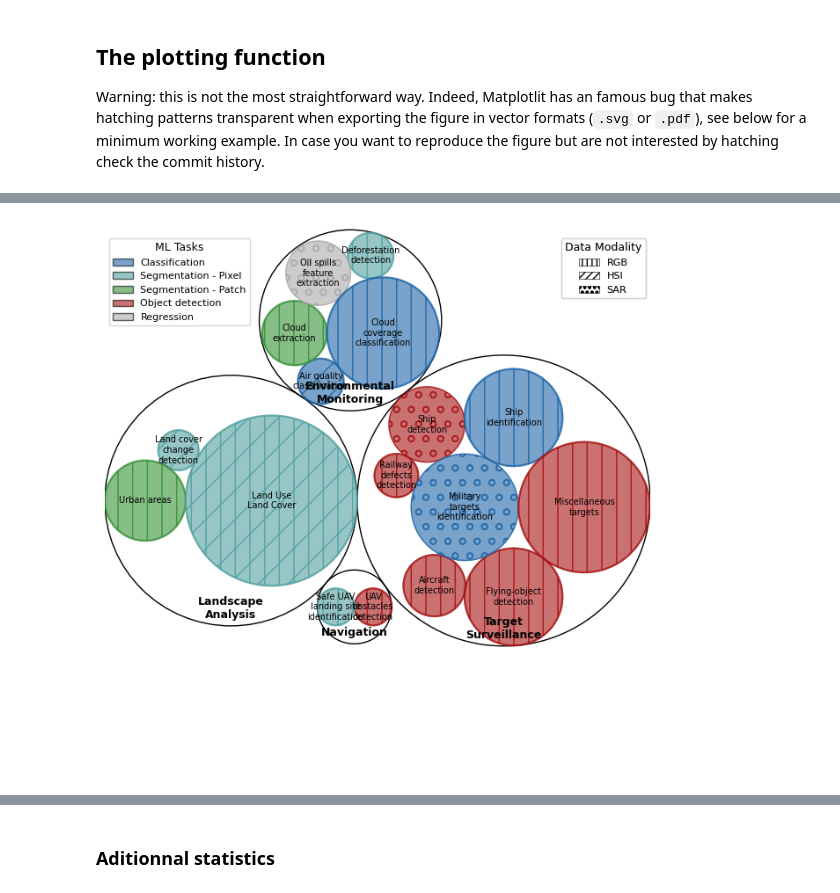
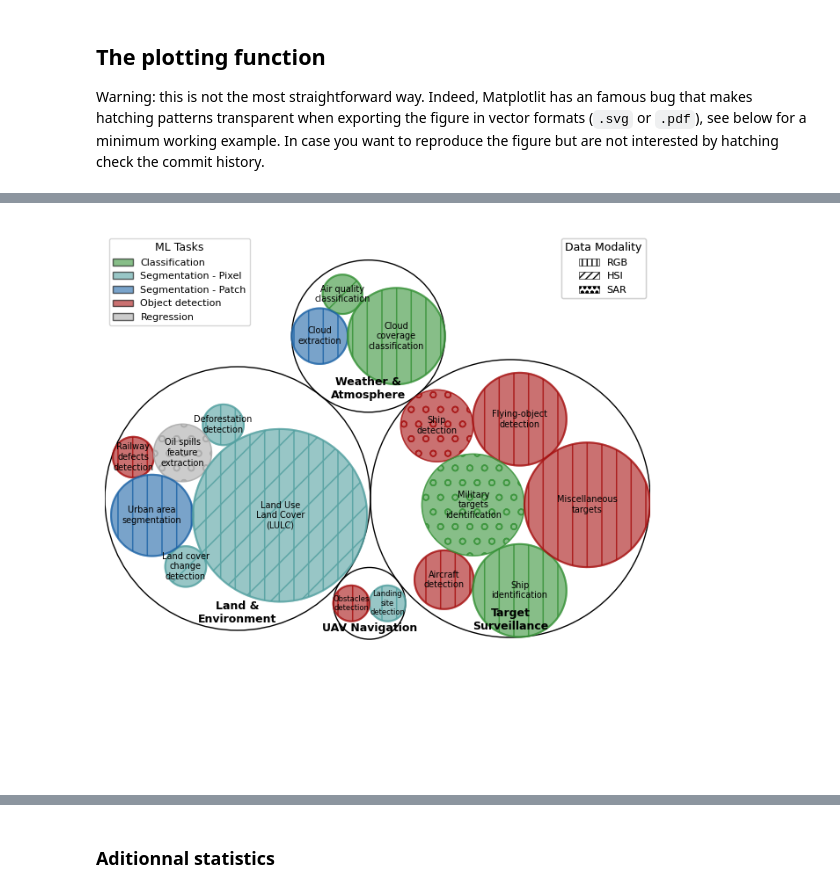
Before and after one commit to CedricLeon/Survey_RS-ML-FPGA, a Jupyter notebook: src/fig_applications_tasks.ipynb, the cells around one changed output, grey strips where cells are left out. Cells and saved outputs as stored; diff of their text form; code cells hidden in the pictures.

Commit message:
Updated all notebooks with latest Zotero data. Generated figures for Rebuttal 1.

```diff
--- a/src/fig_applications_tasks.ipynb
+++ b/src/fig_applications_tasks.ipynb
@@ -320,51 +320,53 @@ def plot_bubbles_custom_tasks_color(
 # %%
-# -------------------------- Grouping & renaming --------------------------
-datapointsDf = original_df.copy()
-datapointsDf.replace({
-    # 'Redshift estimation [regression]': 'Redshift estimation',
-    'Railway track fastener defect detection': 'Railway defects detection',
-    'Diverse detection': 'Miscellaneous targets',
-    'General': 'Unsupervised'
-}, inplace=True)
+NewDatapointsDf = original_df.copy()
 
 application_to_group = {
-    #  --- Environmental Monitoring ---
-    "Cloud coverage classification": "Environmental Monitoring",
-    "Cloud extraction": "Environmental Monitoring",
-    "Air quality classification": "Environmental Monitoring",
-    "Deforestation detection": "Environmental Monitoring",
-    "Oil spills feature extraction": "Environmental Monitoring",
-    #  --- Landscape Analysis ---
-    "Land Use Land Cover": "Landscape Analysis",
-    "Land cover change detection": "Landscape Analysis",
-    "Urban areas": "Landscape Analysis",
-    "Unsupervised": "Landscape Analysis",
-
     #  --- Target Surveillance ---
     "Ship detection": "Target Surveillance",
     "Ship identification": "Target Surveillance",
     "Aircraft detection": "Target Surveillance",
     "Flying-object detection": "Target Surveillance",
     "Military targets identification": "Target Surveillance",
-    "Miscellaneous targets": "Target Surveillance",
-    "Railway defects detection": "Target Surveillance", # Diverse?
-    #  --- Miscellaneous (Diverse) ---
-    # "Redshift estimation": "Diverse",
+    "Diverse detection": "Target Surveillance",
 
-    #  --- Navigation ---
-    "UAV obstacles detection": "Navigation",
-    "Safe UAV landing site identification": "Navigation",
+    #  --- Land & Environment ---
+    "Railway track fastener defect detection": "Land & Environment",
+    "Land Use Land Cover": "Land & Environment",
+    "Land cover change detection": "Land & Environment",
+    "Urban areas": "Land & Environment",
+    "Deforestation detection": "Land & Environment",
+    "Oil spills feature extraction": "Land & Environment",
+
+    #  --- Weather & Atmosphere ---
+    "Cloud coverage classification": "Weather & Atmosphere",
+    "Cloud extraction": "Weather & Atmosphere",
+    "Air quality classification": "Weather & Atmosphere",
+
+    #  --- UAV Navigation ---
+    "UAV obstacles detection": "UAV Navigation",
+    "Safe UAV landing site identification": "UAV Navigation",
 }
 
-for app in datapointsDf["Application"].unique():
+for app in NewDatapointsDf["Application"].unique():
     if app not in application_to_group:
         print(f"Application '{r}{app}{e}' not in application_to_group")
 
-datapointsDf['Group'] = datapointsDf['Application'].map(application_to_group)
+NewDatapointsDf['Group'] = NewDatapointsDf['Application'].map(application_to_group)
 
-# -------------------------- Build a DataFrame of counts grouped by (Group, Application) --------------------------
-# datapointsDf["Application"] = datapointsDf["Application"].apply(rename_application)
-df_counts = datapointsDf[['Group', 'Application']].value_counts().reset_index(name='Count')
+NewDatapointsDf.replace({
+    # 'Redshift estimation [regression]': 'Redshift estimation',
+    'Land Use Land Cover': 'Land Use Land Cover (LULC)',
+    'Railway track fastener defect detection': 'Railway defects detection',
+    'Diverse detection': 'Miscellaneous targets',
+    'UAV obstacles detection': 'Obstacles detection',
+    'Safe UAV landing site identification': 'Landing site detection',
+    'Urban areas': 'Urban area segmentation',
+    # 'Air quality classification': 'Air quality class.',
+}, inplace=True)
+
+
+# -------------------------- Build a DataFrame of counts grouped by (Group, Application) --------------------------\
+df_counts = NewDatapointsDf[['Group', 'Application']].value_counts().reset_index(name='Count')
 df_counts.columns = ['Group', 'Application', 'Count']
 df_counts.sort_values(by=['Group'], inplace=True)
 
@@ -376,46 +378,32 @@ for group_val, group_subset in df_counts.groupby('Group'):
     for _, row in group_subset.iterrows():
         children.append({'id': row['Application'], 'datum': row['Count']})
     data.append({
         'id': group_val,
         'datum': total_count,
         'children': children
     })
 circles = circ.circlify(data, show_enclosure=True)
 labels = [c.ex.get("id", "") if c.ex else "" for c in circles]
 
 # Prepare color dictionary for tasks
 task_colors = cv_task_colors
 
 # Prepare hatch patterns for modalities
 modality_patterns = {
     'RGB': '|',
     'HSI': '/',
     'SAR': 'o',
-    # '1D': '*',
 }
 
-# # ----- Plot v1: Tasks only -----
-# plot_bubbles_custom_tasks_color(
-#     circles=circles,
-#     labels=labels,
-#     df_for_tasks=datapointsDf,  # the complete DF to query tasks
-#     task_colors=task_colors,
-#     hatch_patterns=None,
-#     fontsize=6,
-#     withBase=False,
-#     title="V1: Hierarchical Circle Packing with Tasks"
-# )
-
-# ----- Plot v2: Tasks and Modalities -----
 plot_bubbles_custom_tasks_color(
     circles=circles,
     labels=labels,
-    df_for_tasks=datapointsDf,  # the complete DF to query tasks
+    df_for_tasks=NewDatapointsDf,  # the complete DF to query tasks
     task_colors=task_colors,
     hatch_patterns=modality_patterns,
     fontsize=6,
     withBase=False,
     title="", #"V2: Hierarchical Circle Packing with Tasks and Modalities"
 )
 # %% [output]
-[figure, old version]
+[figure, new version]
```
Also changed, not shown: parts of 6 cells of this notebook, 9 other files.
